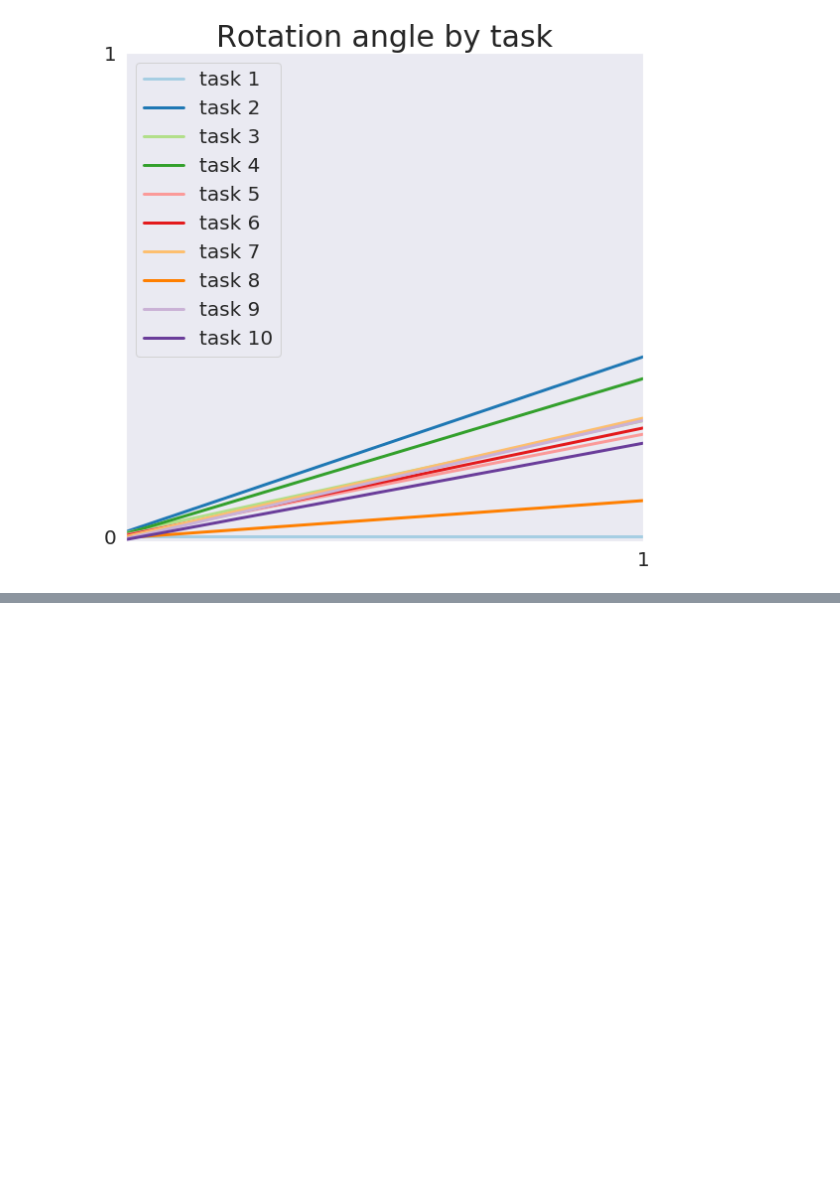
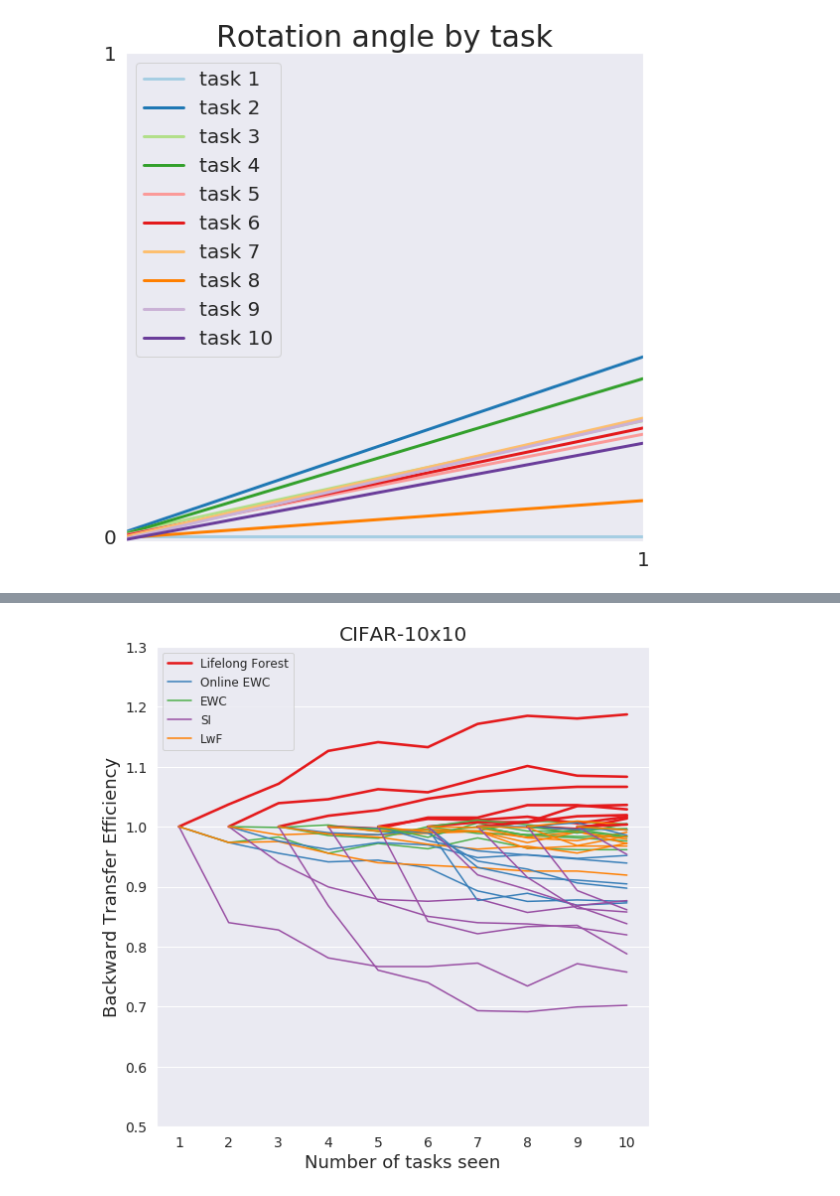
Before and after one commit to neurodata/lifelong-learning, a Jupyter notebook: cef/paper-figs-generator-local.ipynb, the cells around one changed output, grey strips where cells are left out. Drawn from its saved outputs; the diff is of its cells as text; code cells hidden in the pictures; blank space fills up the shorter version.

```diff
--- a/cef/paper-figs-generator-local.ipynb
+++ b/cef/paper-figs-generator-local.ipynb
@@ -1069,0 +1157,85 @@ import pickle
+# %%
+def plot_te_all(ttle, eta, n_tasks, n_alg, alg_name):
+    fig, ax = plt.subplots(1,1, figsize=(8,8))
+    clr = ["#e41a1c", "#377eb8", "#4daf4a", "#984ea3", "#ff7f00"]
+    c = sns.color_palette(clr, n_colors=5)
+    for i in range(n_tasks - 1):
+
+        et = np.zeros((n_alg,n_tasks-i))
+
+        for j in range(0,n_alg):
+            et[j,:] = np.asarray(eta[j][i])
+
+        ns = np.arange(i + 1, n_tasks + 1)
+        for j in range(0,n_alg):
+            if j == 0:
+                if i == 0:
+                    ax.plot(ns, et[j,:], label = alg_name[j], c=c[j], linewidth = 2.6)
+                else:
+                    ax.plot(ns, et[j,:], c=c[j], linewidth = 2.6)
+            else:
+                if i == 0:
+                    ax.plot(ns, et[j,:], label = alg_name[j], c=c[j])
+                else:
+                    ax.plot(ns, et[j,:], c=c[j])
+
+
+    ax.set_title(ttle, fontsize=20)
+    ax.set_xlabel('Number of tasks seen', fontsize=18)
+    ax.set_ylabel('Backward Transfer Efficiency', fontsize=18)
+    # ax.set_ylim(0.05 - 0.01, 0.5 + 0.01)
+    # box = ax.get_position()
+    # ax.set_position([box.x0, box.y0, box.width * 0.8, box.height])
+    # ax.legend(loc='center left', bbox_to_anchor=(1, 0.5))
+    ax.legend(loc='upper left', fontsize=12)
+    ax.set_yticks([.5,.6,.7,.8,.9,1, 1.1, 1.2, 1.3])
+    ax.set_xticks(np.arange(1,11))
+    ax.tick_params(labelsize=14)
+    ax.grid(axis='x')
+    plt.tight_layout()
+
+#     plt.savefig('cifar-100-RTE.pdf')
+
+def calc_rte(err, ntasks):
+    task_err = [[err[i][0]/err[i][j] for j in range(0,ntasks-i)] for i in range(0,ntasks)]
+
+    return task_err
+
+err_L2F = [[0.616,0.594,0.575,0.547,0.54,0.544,0.526,0.52,0.522,0.519],
+           [0.665,0.64,0.636,0.626,0.629,0.616,0.604,0.613,0.614],
+           [0.563,0.553,0.548,0.538,0.532,0.53,0.528,0.528],
+           [0.608,0.61,0.599,0.599,0.587,0.587,0.591],
+           [0.555,0.548,0.549,0.546,0.552,0.546],
+           [0.545,0.541,0.541,0.527,0.526],
+           [0.53,0.526,0.521,0.52],
+           [0.521,0.523,0.514],
+           [0.575, 0.573],
+           [0.482]]
+err_online_ewc = [[0.625,0.642,0.654,0.664,0.662,0.671,0.7,0.714,0.712,0.714], [0.732,0.75,0.761,0.752,0.755,0.772,0.7679,0.773,0.769],
+                  [0.584,0.59,0.592,0.586,0.666,0.657,0.672,0.669], [0.656,0.658,0.663,0.696,0.706,0.724,0.731],
+                  [0.665,0.681,0.693,0.698,0.703,0.708], [0.644,0.691,0.704,0.707,0.712],
+                  [0.617,0.617,0.613,0.626], [0.66,0.663,0.663], [0.695,0.699], [0.635]]
+
+err_ewc = [[0.625,0.642,0.636,0.654,0.643,0.649,0.637,0.648,0.65,0.65], [0.73,0.731,0.728,0.736,0.738,0.73,0.741,0.744,0.748],
+           [0.603,0.612,0.615,0.603,0.61,0.611,0.613,0.613], [0.672,0.675,0.676,0.677,0.666,0.667,0.669],
+           [0.666,0.678,0.662,0.671,0.671,0.678], [0.649,0.642,0.647,0.652,0.651],
+           [0.607,0.616,0.61,0.617], [0.644,0.651,0.641], [0.71, 0.714], [0.652]]
+
+err_SI = [[0.625,0.744,0.755,0.8,0.815,0.815,0.809,0.851,0.81,0.825], [0.725,0.771,0.806,0.825,0.828,0.824,0.846,0.836,0.865],
+          [0.547,0.63,0.719,0.739,0.789,0.791,0.782,0.779], [0.677,0.773,0.796,0.806,0.808,0.814,0.826],
+          [0.635,0.754,0.773,0.762,0.76,0.806], [0.64,0.696,0.715,0.737,0.73], [0.627,0.685,0.726,0.731],
+          [0.646,0.723,0.75], [0.72,0.755], [0.624]]
+
+err_LwF = [[0.625,0.642,0.641,0.654,0.665,0.668,0.671,0.675,0.675,0.68], [0.722,0.732,0.73,0.732,0.73,0.728,0.735,0.728,0.743],
+           [0.564,0.571,0.574,0.581,0.586,0.583,0.59,0.58], [0.658,0.663,0.661,0.663,0.683,0.68,0.68],
+           [0.656,0.662,0.661,0.674,0.662,0.67], [0.624,0.625,0.636,0.639,0.63], [0.612,0.613,0.632,0.622],
+           [0.651,0.645,0.649], [0.702,0.706], [0.608]]
+
+plt_rte = [calc_rte(err_L2F,10), calc_rte(err_online_ewc,10), calc_rte(err_ewc,10), calc_rte(err_SI,10), calc_rte(err_LwF,10)]
+names = ['Lifelong Forest', 'Online EWC', 'EWC', 'SI', 'LwF']
+'Online EWC on CIFAR-10x10'
+#plot_te('Online EWC on CIFAR-10x10',eta_online_ewc,10)
+#plot_te('EWC on CIFAR-10x10',eta_ewc,10)
+plot_te_all('CIFAR-10x10',plt_rte,10,5,names)
+# %% [output]
+[figure, added]
```
Also changed, not shown: parts of 3 cells of this notebook, 8 other files.
